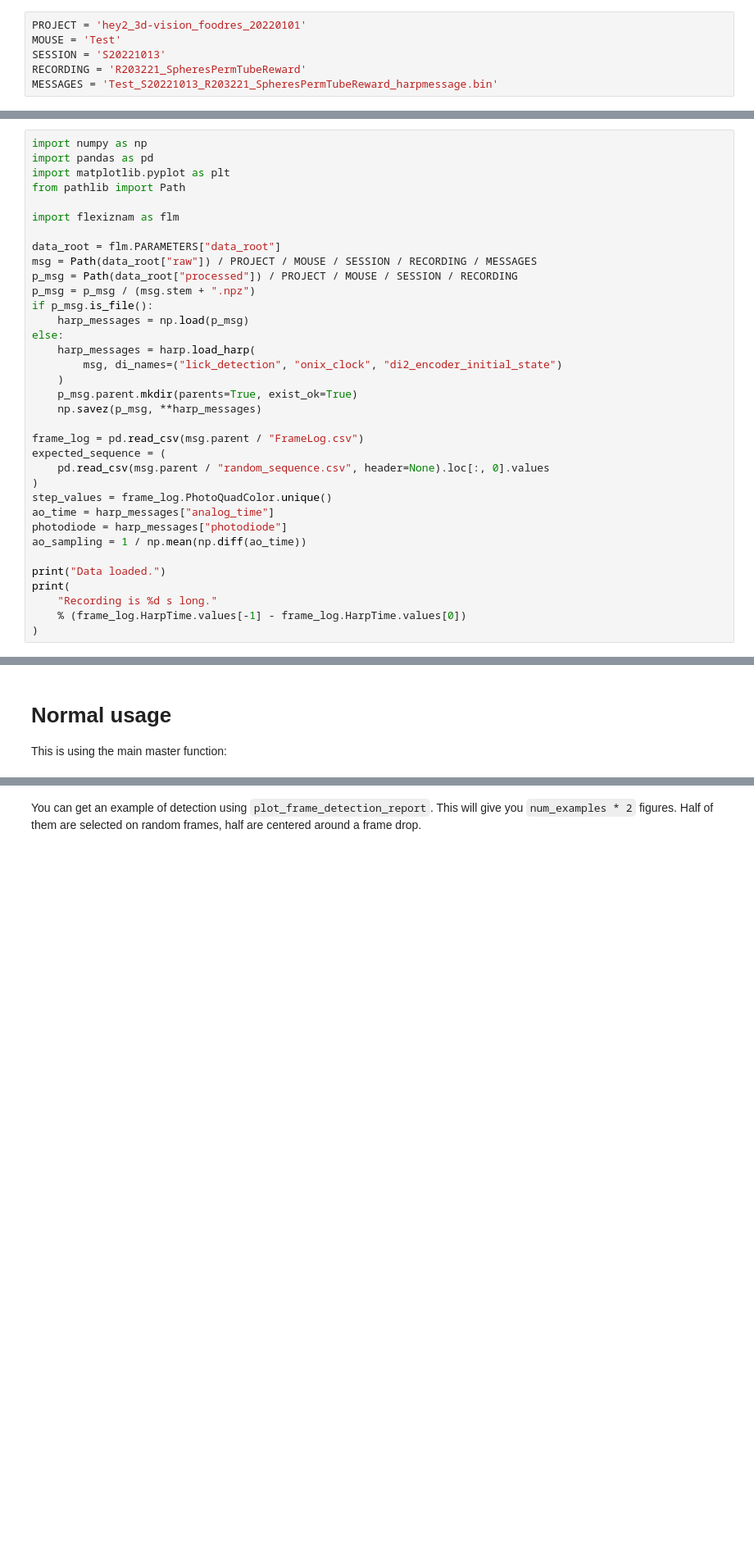
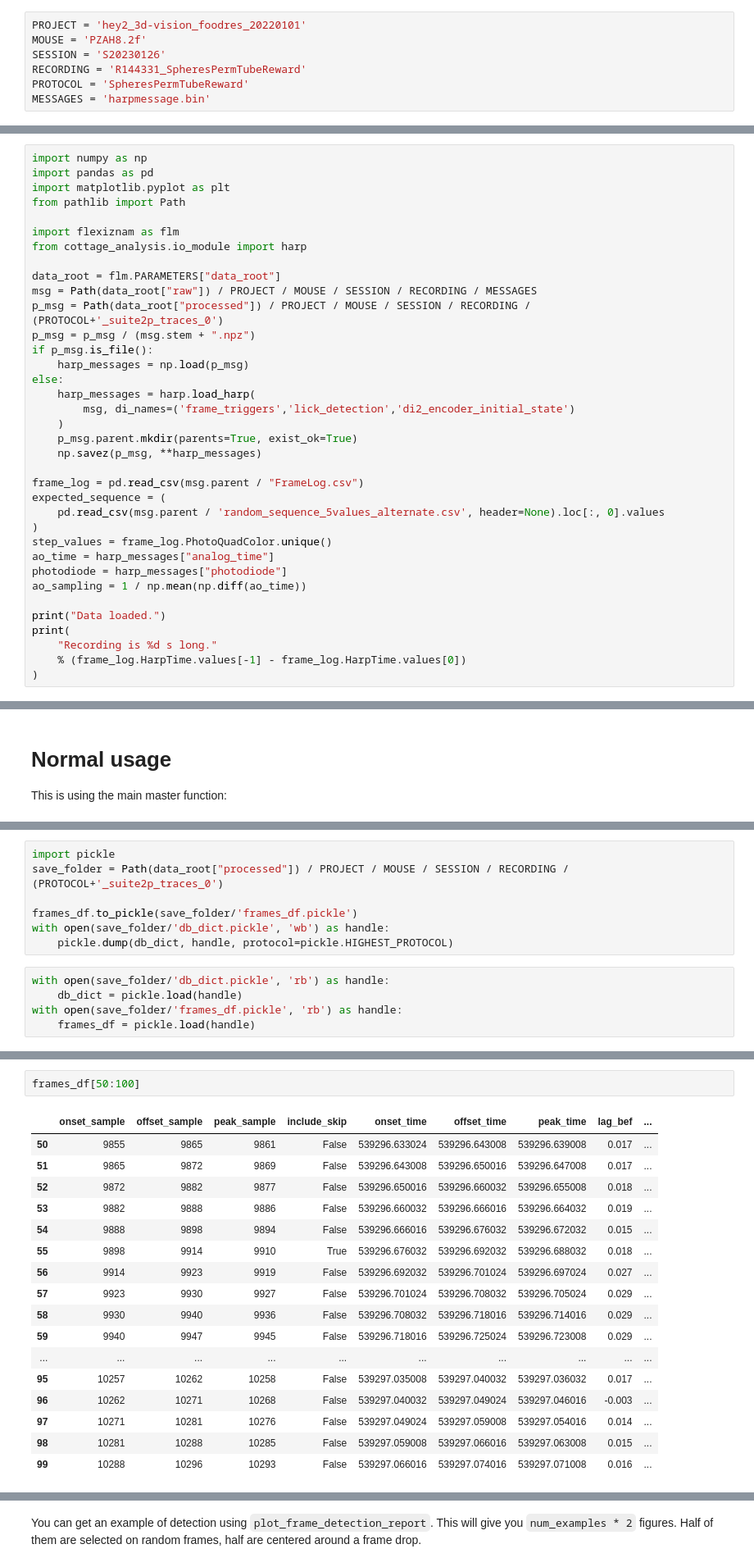
Before and after one commit to znamlab/cottage_analysis, a Jupyter notebook: notebooks/monitor_frame_synchronisation.ipynb, the cells around one changed output, grey strips where cells are left out. Shown: that part at 82% size. Drawn from its saved outputs; the diff is of its cells as text; blank space fills up the shorter version.

```diff
--- a/notebooks/monitor_frame_synchronisation.ipynb
+++ b/notebooks/monitor_frame_synchronisation.ipynb
@@ -21,10 +21,11 @@ This next section just loads one example recording to be used for the rest of th
 Define the session we want:
 # %%
 PROJECT = 'hey2_3d-vision_foodres_20220101'
-MOUSE = 'Test'
-SESSION = 'S20221013'
-RECORDING = 'R203221_SpheresPermTubeReward'
-MESSAGES = 'Test_S20221013_R203221_SpheresPermTubeReward_harpmessage.bin'
+MOUSE = 'PZAH8.2f'
+SESSION = 'S20230126'
+RECORDING = 'R144331_SpheresPermTubeReward'
+PROTOCOL = 'SpheresPermTubeReward'
+MESSAGES = 'harpmessage.bin'
 # %% [markdown]
 Load it
 # %%
@@ -34,23 +35,24 @@ import matplotlib.pyplot as plt
 from pathlib import Path
 
 import flexiznam as flm
+from cottage_analysis.io_module import harp
 
 data_root = flm.PARAMETERS["data_root"]
 msg = Path(data_root["raw"]) / PROJECT / MOUSE / SESSION / RECORDING / MESSAGES
-p_msg = Path(data_root["processed"]) / PROJECT / MOUSE / SESSION / RECORDING
+p_msg = Path(data_root["processed"]) / PROJECT / MOUSE / SESSION / RECORDING / (PROTOCOL+'_suite2p_traces_0')
 p_msg = p_msg / (msg.stem + ".npz")
 if p_msg.is_file():
     harp_messages = np.load(p_msg)
 else:
     harp_messages = harp.load_harp(
-        msg, di_names=("lick_detection", "onix_clock", "di2_encoder_initial_state")
+        msg, di_names=('frame_triggers','lick_detection','di2_encoder_initial_state')
     )
     p_msg.parent.mkdir(parents=True, exist_ok=True)
     np.savez(p_msg, **harp_messages)
 
 frame_log = pd.read_csv(msg.parent / "FrameLog.csv")
 expected_sequence = (
-    pd.read_csv(msg.parent / "random_sequence.csv", header=None).loc[:, 0].values
+    pd.read_csv(msg.parent / 'random_sequence_5values_alternate.csv', header=None).loc[:, 0].values
 )
 step_values = frame_log.PhotoQuadColor.unique()
 ao_time = harp_messages["analog_time"]
@@ -123 +103,13 @@ done (3 s)
+# %%
+import pickle
+save_folder = Path(data_root["processed"]) / PROJECT / MOUSE / SESSION / RECORDING / (PROTOCOL+'_suite2p_traces_0')
+
+frames_df.to_pickle(save_folder/'frames_df.pickle')
+with open(save_folder/'db_dict.pickle', 'wb') as handle:
+    pickle.dump(db_dict, handle, protocol=pickle.HIGHEST_PROTOCOL)
+# %%
+with open(save_folder/'db_dict.pickle', 'rb') as handle:
+    db_dict = pickle.load(handle)
+with open(save_folder/'frames_df.pickle', 'rb') as handle:
+    frames_df = pickle.load(handle)
 # %%
@@ -132,0 +125,20 @@ frames_df.head()
+# %%
+frames_df[50:100]
+# %% [output]
+|  | onset_sample | offset_sample | peak_sample | include_skip | onset_time | offset_time | peak_time | lag_bef | ... |
+| 50 | 9855 | 9865 | 9861 | False | 539296.633024 | 539296.643008 | 539296.639008 | 0.017 | ... |
+| 51 | 9865 | 9872 | 9869 | False | 539296.643008 | 539296.650016 | 539296.647008 | 0.017 | ... |
+| 52 | 9872 | 9882 | 9877 | False | 539296.650016 | 539296.660032 | 539296.655008 | 0.018 | ... |
+| 53 | 9882 | 9888 | 9886 | False | 539296.660032 | 539296.666016 | 539296.664032 | 0.019 | ... |
+| 54 | 9888 | 9898 | 9894 | False | 539296.666016 | 539296.676032 | 539296.672032 | 0.015 | ... |
+| 55 | 9898 | 9914 | 9910 | True | 539296.676032 | 539296.692032 | 539296.688032 | 0.018 | ... |
+| 56 | 9914 | 9923 | 9919 | False | 539296.692032 | 539296.701024 | 539296.697024 | 0.027 | ... |
+| 57 | 9923 | 9930 | 9927 | False | 539296.701024 | 539296.708032 | 539296.705024 | 0.029 | ... |
+| 58 | 9930 | 9940 | 9936 | False | 539296.708032 | 539296.718016 | 539296.714016 | 0.029 | ... |
+| 59 | 9940 | 9947 | 9945 | False | 539296.718016 | 539296.725024 | 539296.723008 | 0.029 | ... |
+| ... | ... | ... | ... | ... | ... | ... | ... | ... | ... |
+| 95 | 10257 | 10262 | 10258 | False | 539297.035008 | 539297.040032 | 539297.036032 | 0.017 | ... |
+| 96 | 10262 | 10271 | 10268 | False | 539297.040032 | 539297.049024 | 539297.046016 | -0.003 | ... |
+| 97 | 10271 | 10281 | 10276 | False | 539297.049024 | 539297.059008 | 539297.054016 | 0.014 | ... |
+| 98 | 10281 | 10288 | 10285 | False | 539297.059008 | 539297.066016 | 539297.063008 | 0.015 | ... |
+| 99 | 10288 | 10296 | 10293 | False | 539297.066016 | 539297.074016 | 539297.071008 | 0.016 | ... |
```
Also changed, not shown: parts of 20 cells of this notebook, 7 other files.
